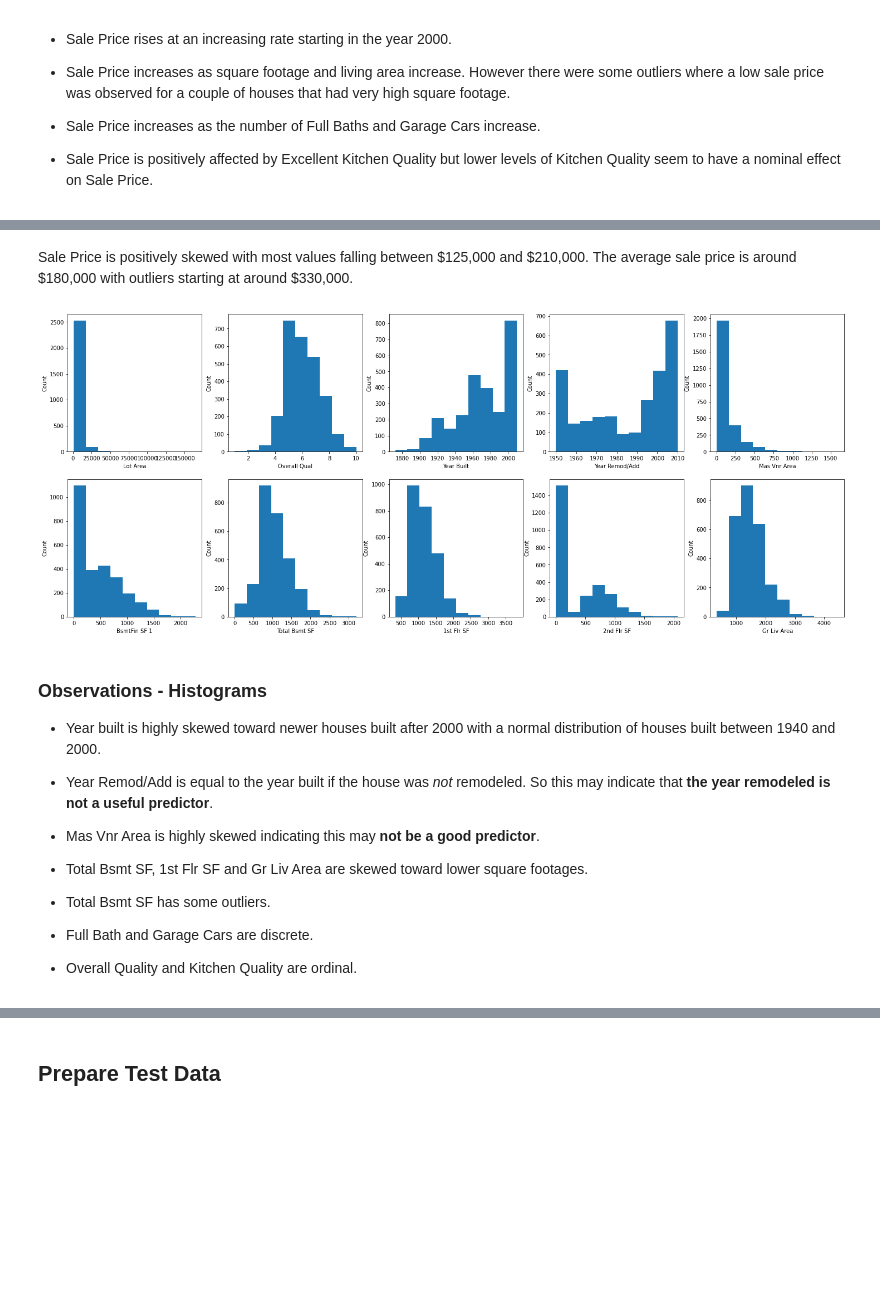
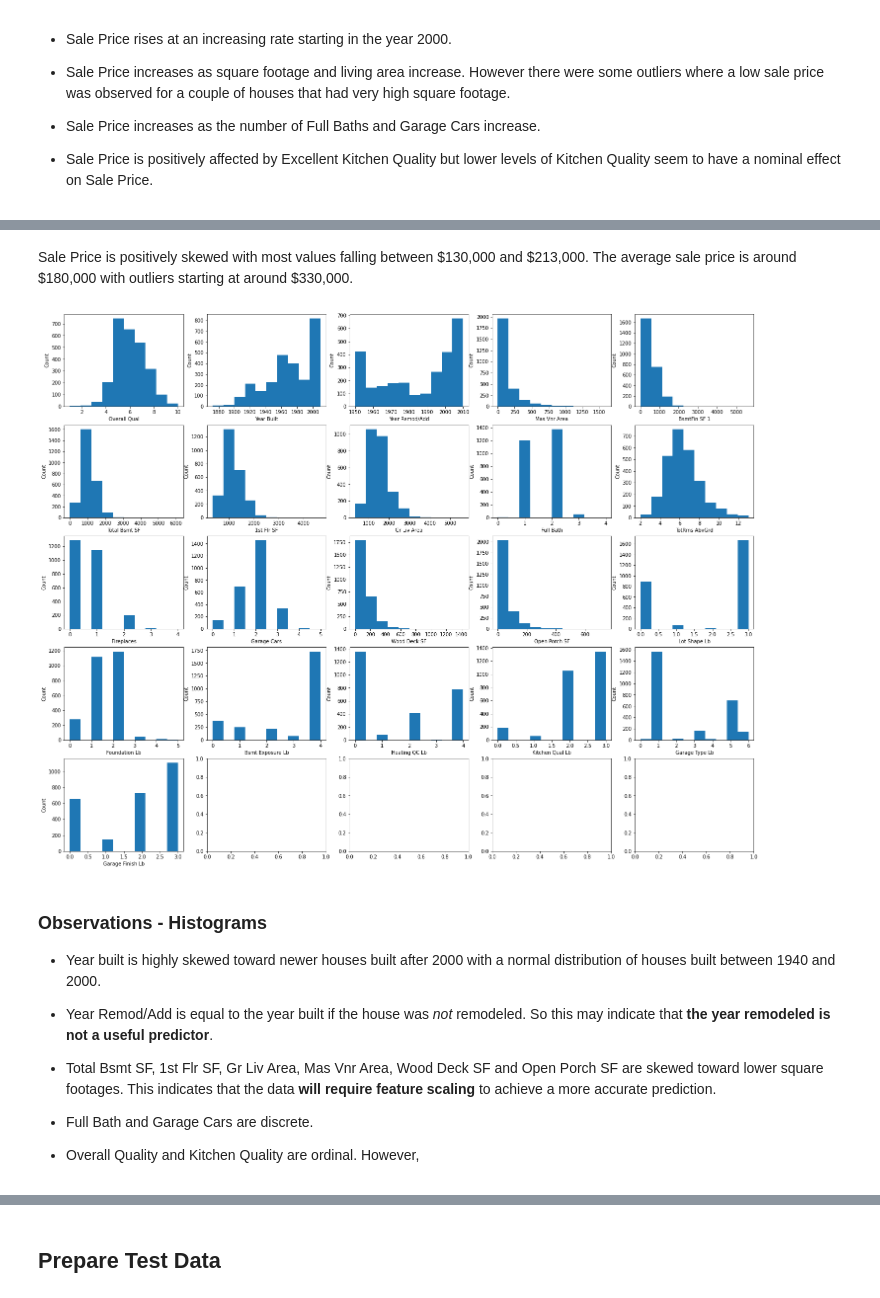
Before and after one commit to cfcastillo/DS-6-Notebooks, a Jupyter notebook: Project_2_Notebook_cfc.ipynb, the cells around one changed output, grey strips where cells are left out. Cells and saved outputs as stored; diff of their text form; code cells hidden in the pictures; blank space fills up the shorter version.

```diff
--- a/Project_2_Notebook_cfc.ipynb
+++ b/Project_2_Notebook_cfc.ipynb
@@ -288,3 +348,6 @@ corr_lower_threshold = .25
+# %%
+# Keep predictors that have correlation over 30% with SalePrice
+corr_lower_threshold = .30
 # %%
 # Also look at correlations between all columns.
 corrs = data_enc.corr().round(2).unstack().abs()
@@ -378,8 +468,3 @@ Sale Price shows the following relationships with predictors:
-# %%
-# Remove ground square feet outliers; large homes at low prices
-vals = np.where((data_enc['Gr Liv Area'] > 4000) & (data_enc['SalePrice']< 200000))
-data_enc.iloc[vals]
-data_enc.drop(vals[0], inplace=True, axis=0)
 # %% [markdown]
 ## Distributions
 
@@ -416,20 +506,21 @@ Name: SalePrice, dtype: float64
 # %% [markdown]
-Sale Price is positively skewed with most values falling between \$125,000 and \$210,000. The average sale price is around \$180,000 with outliers starting at around \$330,000.
+Sale Price is positively skewed with most values falling between \$130,000 and \$213,000. The average sale price is around \$180,000 with outliers starting at around \$330,000.
 # %%
 # Look at distributions for remaining predictors
-fig, axs = plt.subplots(2,5, figsize = (25,10))
-column_names = data_enc.columns
+data_to_plot = data_enc.drop(['SalePrice'], axis = 1).copy()
+fig, axs = plt.subplots(5,5, figsize = (25,20))
+column_names = data_to_plot.columns
 n = 0
-for i in range(2): # Loop through rows
+for i in range(5): # Loop through rows
   for j in range(5): # Loop through columns
-    # Only have 11 plots so prevent index out of bounds error
-    # if not (i == 2 and j > 2):
-    axs[i,j].hist(data_enc[column_names[n]])
-    axs[i,j].set_xlabel(column_names[n])
-    axs[i,j].set_ylabel('Count')
-    n = n + 1
+    # To prevent index out of bounds error if necessary
+    if not (i == 4 and j > 0):
+      axs[i,j].hist(data_to_plot[column_names[n]])
+      axs[i,j].set_xlabel(column_names[n])
+      axs[i,j].set_ylabel('Count')
+      n = n + 1
 # %% [output]
-[figure, old version]
+[figure, new version]
 # %% [markdown]
 ### Observations - Histograms
 
@@ -437,12 +528,8 @@ for i in range(2): # Loop through rows
 
 * Year Remod/Add is equal to the year built if the house was *not* remodeled. So this may indicate that **the year remodeled is not a useful predictor**.
 
-* Mas Vnr Area is highly skewed indicating this may **not be a good predictor**.
-
-* Total Bsmt SF, 1st Flr SF and Gr Liv Area are skewed toward lower square footages.
-
- * Total Bsmt SF has some outliers.
+* Total Bsmt SF, 1st Flr SF, Gr Liv Area, Mas Vnr Area, Wood Deck SF and Open Porch SF are skewed toward lower square footages. This indicates that the data **will require feature scaling** to achieve a more accurate prediction.
 
 * Full Bath and Garage Cars are discrete.
 
-* Overall Quality and Kitchen Quality are ordinal.
+* Overall Quality and Kitchen Quality are ordinal. However,
```
Also changed, not shown: parts of 76 cells of this notebook.
